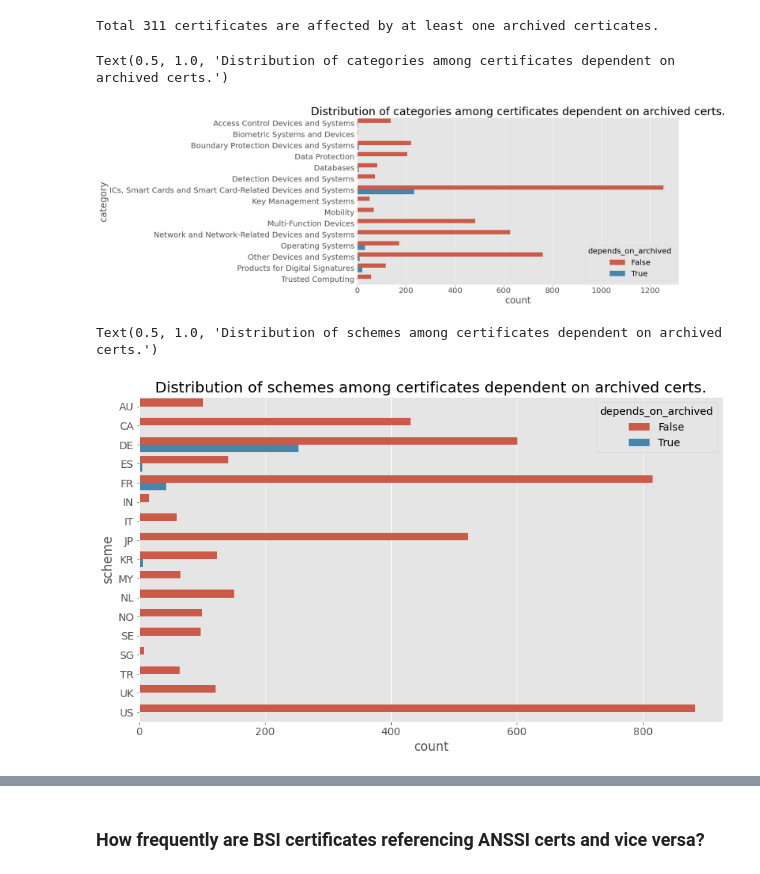
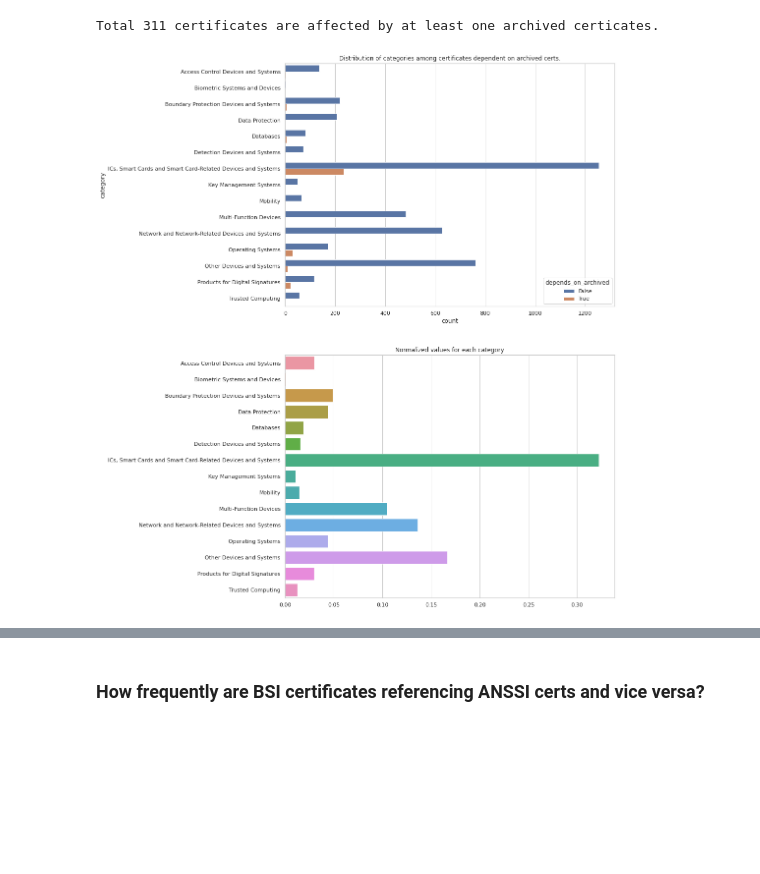
Before and after one commit to crocs-muni/sec-certs, a Jupyter notebook: notebooks/cc/dependency_analysis.ipynb, the cells around one changed output, grey strips where cells are left out. Cells and saved outputs as stored; diff of their text form; code cells hidden in the pictures; blank space fills up the shorter version.

```diff
--- a/notebooks/cc/dependency_analysis.ipynb
+++ b/notebooks/cc/dependency_analysis.ipynb
@@ -225,17 +229,12 @@ total_records_dependent = sum(depends_on_archived_df["depends_on_archived"])
 print(f"Total {total_records_dependent} certificates are affected by at least one archived certicates.")
 # %% [output]
 Total 311 certificates are affected by at least one archived certicates.
-# %%
-plt.figure(figsize=(15,8))
-plt.rcParams.update({'font.size': 20})
-sns.countplot(y="category", hue="depends_on_archived", data=depends_on_archived_df).set_title("Distribution of categories among certificates dependent on archived certs.")
-# %% [output]
-Text(0.5, 1.0, 'Distribution of categories among certificates dependent on archived certs.')
-[figure, removed]
-# %%
-plt.figure(figsize=(14,8))
-plt.rcParams.update({'font.size': 14})
-sns.countplot(y="scheme", hue="depends_on_archived", data=depends_on_archived_df).set_title("Distribution of schemes among certificates dependent on archived certs.")
-# %% [output]
-Text(0.5, 1.0, 'Distribution of schemes among certificates dependent on archived certs.')
-[figure, removed]
+# %%
+fig, (ax1, ax2) = plt.subplots(2,1, figsize=(12,20))
+normalized_serie = depends_on_archived_df["category"].value_counts(normalize=True)
+plt.rcParams.update({'font.size': 20})
+sns.countplot(y="category", hue="depends_on_archived", data=depends_on_archived_df, ax=ax1).set_title("Distribution of categories among certificates dependent on archived certs.")
+sns.barplot(y=normalized_serie.index, x=normalized_serie.values, ax=ax2).set_title("Normalized values for each category")
+plt.show()
+# %% [output]
+[figure, added]
```
Also changed, not shown: parts of 8 cells of this notebook.
